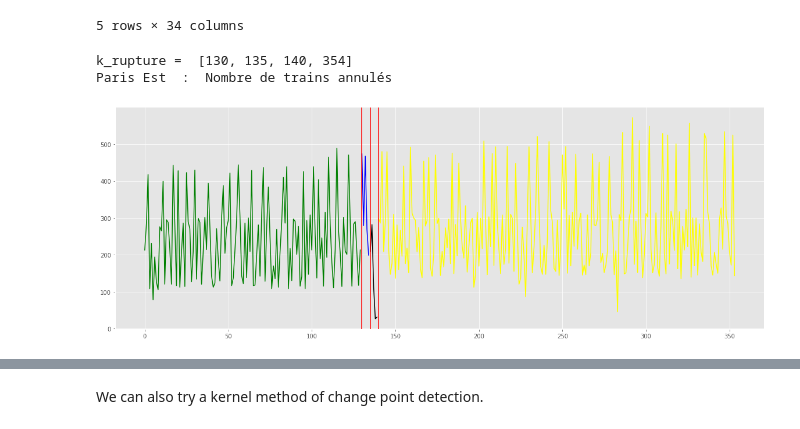
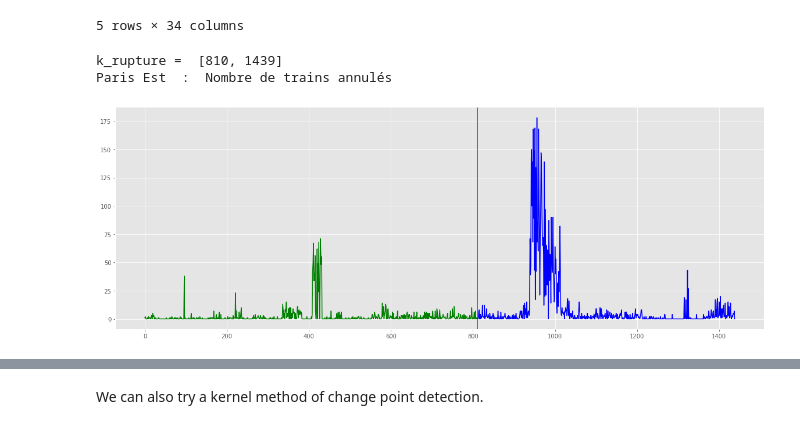
Before and after one commit to Paulthibaud/change-Point-model, a Jupyter notebook: dynamic.ipynb, the cells around one changed output, grey strips where cells are left out. Drawn from its saved outputs; the diff is of its cells as text; code cells hidden in the pictures.

```diff
--- a/dynamic.ipynb
+++ b/dynamic.ipynb
@@ -41,7 +65,7 @@ def L1_Lasso(data,start,end,lambda_=1):
 # %%
 from functools import lru_cache
 
-def DynamicProg(data, changepoints,lambda_=1, dist_segment=4):
+def DynamicProg(data, changepoints,cost=L1_Lasso,lambda_=1, dist_segment=4):
     """
     Find the best subsegment that minimize the cost.
 
@@ -50,6 +74,7 @@ def DynamicProg(data, changepoints,lambda_=1, dist_segment=4):
         data (array_like): data where we search for change-point.
         dist_segment (int): to create a subsample of data every to $dist_segment$.
         changepoints (int): the number of change-point
+        cost (function): which cost function to use
         lambda_ (float): constaint for smoother difference between successive $\beta_i$.
 
     Return:
@@ -62,7 +87,7 @@ def DynamicProg(data, changepoints,lambda_=1, dist_segment=4):
         # Cas de base
         if changepoints == 0:
 
-            return {(start,end): L1_Lasso(data,start,end,lambda_)}
+            return {(start,end): cost(data,start,end,lambda_)}
 
         # recurrence
         else:
@@ -112,40 +137,37 @@ df.head(5)  #  afficher les 5 premières lignes
 5 rows × 34 columns
 # %%
 df=df.sort_values(by=[df.columns[0] , df.columns[1]])
-signal = df[df['Gare de départ']=='PARIS EST']['Nombre de circulations prévues'].to_numpy()
+signal = df[df['Gare de départ']=='PARIS LYON']['Nombre de trains annulés'].to_numpy()
 
-result = DynamicProg(signal,3,lambda_=1,dist_segment=1)
+result = DynamicProg(signal,1,L2_Ridge,lambda_=1,dist_segment=5)
 # %%
 
 print("k_rupture = ", result)
 print('Paris Est', " : ",'Nombre de trains annulés' )
 fig = plt.figure(figsize=(20,7))
 ax1 = fig.add_subplot(111)
     # cacher les cadres : haut et droit
 ax1.spines['right'].set_visible(False)
 ax1.spines['top'].set_visible(False)
 
 
 ax1.xaxis.set_ticks_position('bottom')
 
-l1 = [k for k in range(result[0])]
-l2 = [k for k in range(result[0],result[1])]
-l3 = [k for k in range(result[1],result[2])]
-l4 = [k for k in range(result[2],signal.shape[0])]
+l1 = [k for k in range(result[0],)]
+l2 = [k for k in range(result[0],signal.shape[0])]
+
 
 plt.plot(l1,signal[:result[0]], color = 'green')
 plt.plot(l2,signal[result[0]:result[1]], color = 'blue')
-plt.plot(l3,signal[result[1]:result[2]], color = 'black')
-plt.plot(l4,signal[result[2]:], color = 'yellow')
+
 plt.axvline(x=result[0],color='red')
-plt.axvline(x=result[1],color='red')
-plt.axvline(x=result[2],color='red')
+
 
 plt.show()
 # %% [output]
-k_rupture =  [130, 135, 140, 354]
+k_rupture =  [810, 1439]
 Paris Est  :  Nombre de trains annulés
-[figure, old version]
+[figure, new version]
 # %%
 import scipy.stats as stats
 m1 = np.mean(signal[:result[0]])
```
Also changed, not shown: parts of 7 cells of this notebook, 10 other files.
